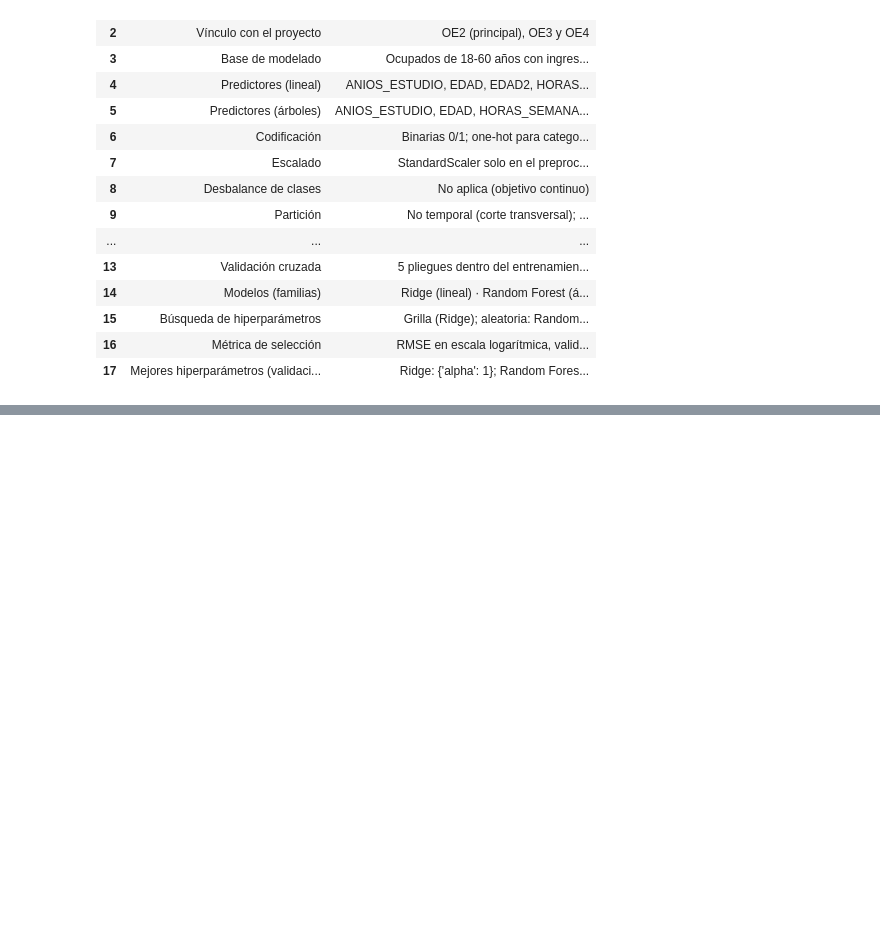
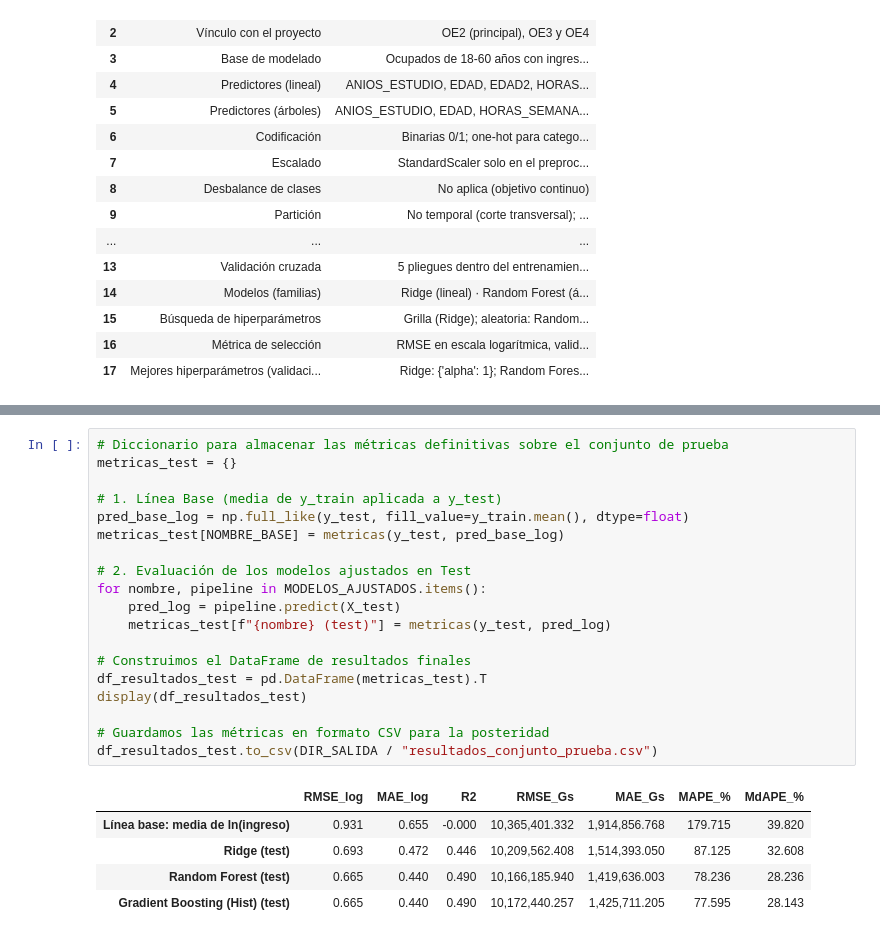
Before and after one commit to fiomusmeci-rgb/Proyecto_DataScience, a Jupyter notebook: notebooks/Fase3_DataScience_Torres_Musmeci_Roman.ipynb, the cells around one changed output, grey strips where cells are left out. Drawn from its saved outputs; the diff is of its cells as text; blank space fills up the shorter version.

```diff
--- a/notebooks/Fase3_DataScience_Torres_Musmeci_Roman.ipynb
+++ b/notebooks/Fase3_DataScience_Torres_Musmeci_Roman.ipynb
@@ -1284,0 +1293,25 @@ with pd.option_context("display.max_colwidth", None):
+# %%
+# Diccionario para almacenar las métricas definitivas sobre el conjunto de prueba
+metricas_test = {}
+
+# 1. Línea Base (media de y_train aplicada a y_test)
+pred_base_log = np.full_like(y_test, fill_value=y_train.mean(), dtype=float)
+metricas_test[NOMBRE_BASE] = metricas(y_test, pred_base_log)
+
+# 2. Evaluación de los modelos ajustados en Test
+for nombre, pipeline in MODELOS_AJUSTADOS.items():
+    pred_log = pipeline.predict(X_test)
+    metricas_test[f"{nombre} (test)"] = metricas(y_test, pred_log)
+
+# Construimos el DataFrame de resultados finales
+df_resultados_test = pd.DataFrame(metricas_test).T
+display(df_resultados_test)
+
+# Guardamos las métricas en formato CSV para la posteridad
+df_resultados_test.to_csv(DIR_SALIDA / "resultados_conjunto_prueba.csv")
+# %% [output]
+|  | RMSE_log | MAE_log | R2 | RMSE_Gs | MAE_Gs | MAPE_% | MdAPE_% |
+| Línea base: media de ln(ingreso) | 0.931 | 0.655 | -0.000 | 10,365,401.332 | 1,914,856.768 | 179.715 | 39.820 |
+| Ridge (test) | 0.693 | 0.472 | 0.446 | 10,209,562.408 | 1,514,393.050 | 87.125 | 32.608 |
+| Random Forest (test) | 0.665 | 0.440 | 0.490 | 10,166,185.940 | 1,419,636.003 | 78.236 | 28.236 |
+| Gradient Boosting (Hist) (test) | 0.665 | 0.440 | 0.490 | 10,172,440.257 | 1,425,711.205 | 77.595 | 28.143 |
```
Also changed, not shown: parts of 16 cells of this notebook.
